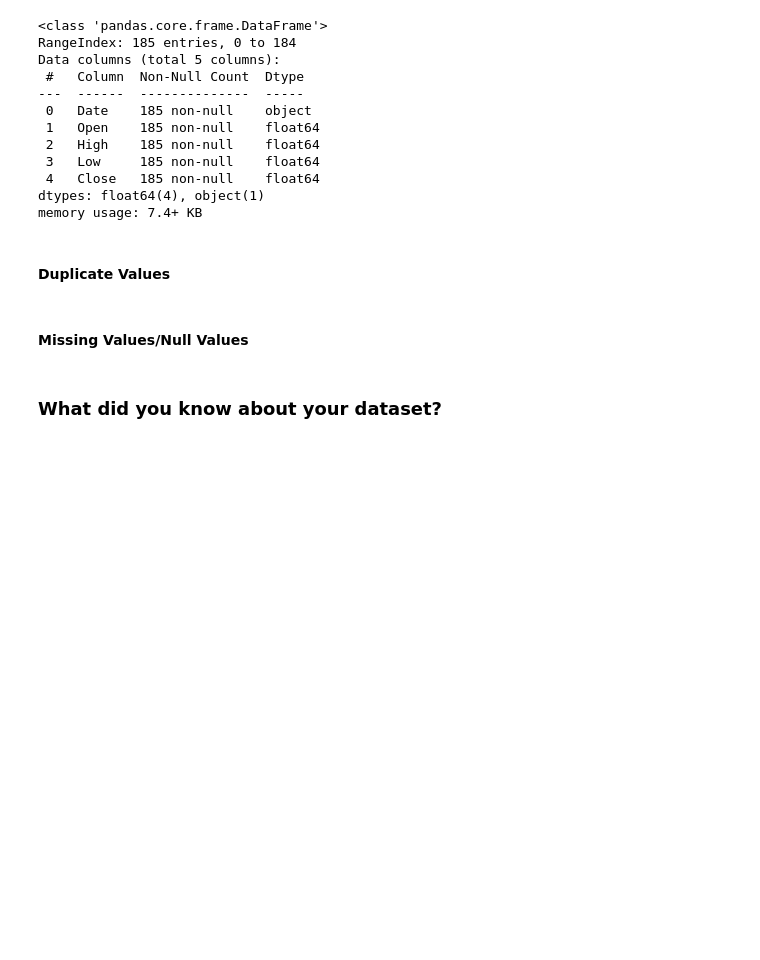
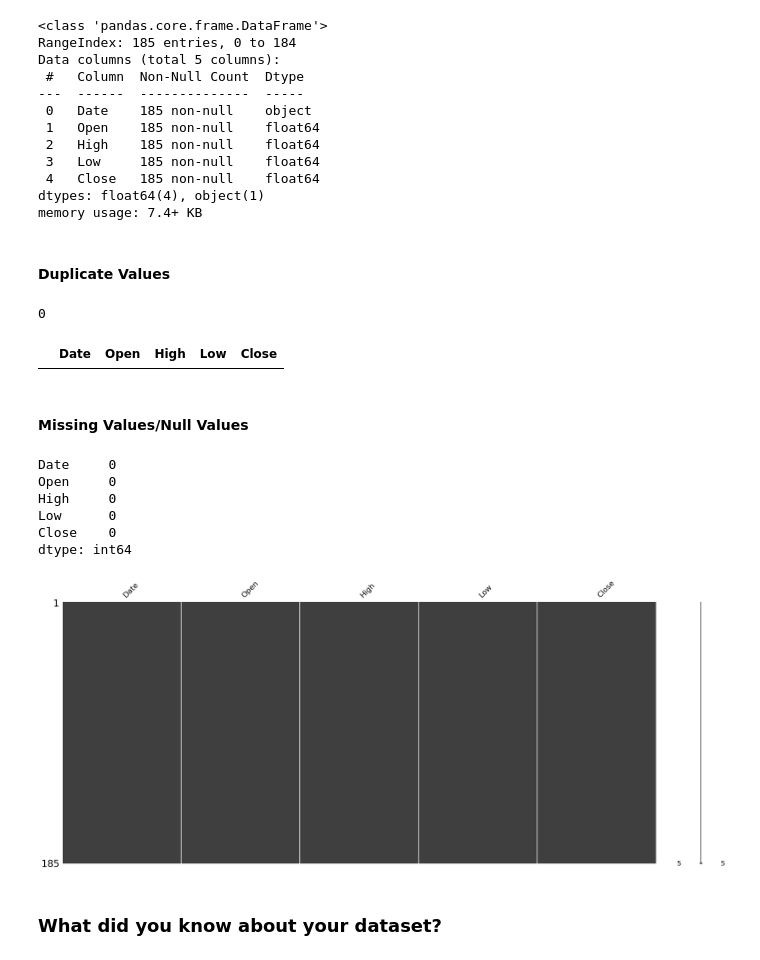
Before and after one commit to Ankur241289/Capstone-Project---EDA-on-Play-Store-App-Review-Analysis, a Jupyter notebook: Yes_Bank_Stock_Price_Prediction_ML_Submission.ipynb, the cells around one changed output. Saved outputs shown, nothing was run; the diff lists cells and outputs as text; code cells hidden in the pictures; blank space fills up the shorter version.

```diff
--- a/Yes_Bank_Stock_Price_Prediction_ML_Submission.ipynb
+++ b/Yes_Bank_Stock_Price_Prediction_ML_Submission.ipynb
@@ -166,12 +166,33 @@ memory usage: 7.4+ KB
 #### Duplicate Values
 # %%
 # Dataset Duplicate Value Count
+dataset.duplicated().sum()
+# %% [output]
+0
+# %%
+# Lets double check duplicate values
+dataset[dataset.duplicated() == True]
+# %% [output]
+|  | Date | Open | High | Low | Close |
 # %% [markdown]
 #### Missing Values/Null Values
 # %%
 # Missing Values/Null Values Count
+dataset.isnull().sum()
+# %% [output]
+Date     0
+Open     0
+High     0
+Low      0
+Close    0
+dtype: int64
 # %%
 # Visualizing the missing values
+import missingno as msno
+msno.matrix(dataset)
+plt.show()
+# %% [output]
+[figure, added]
 # %% [markdown]
 ### What did you know about your dataset?
 # %% [markdown]
```
